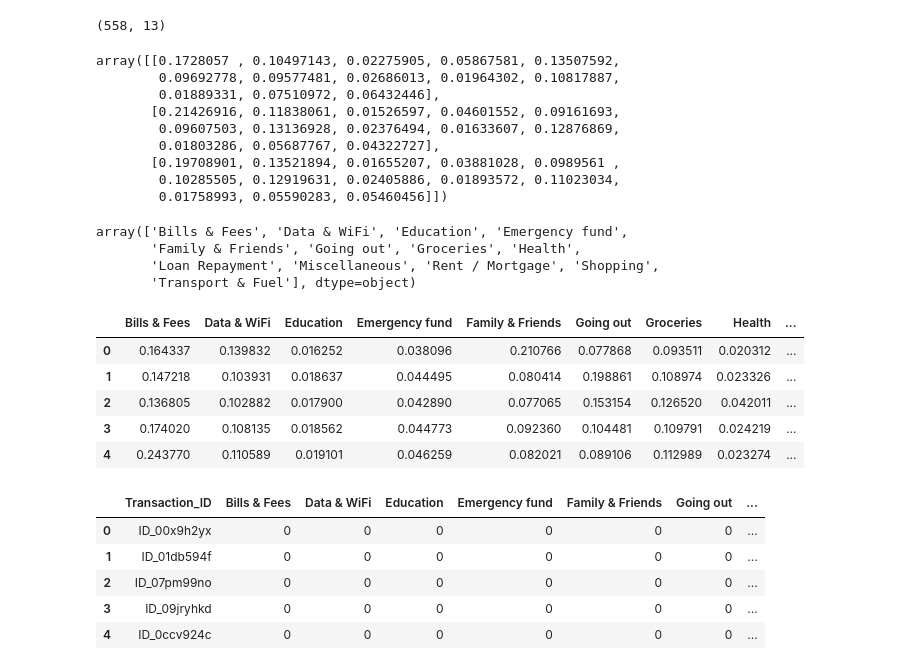
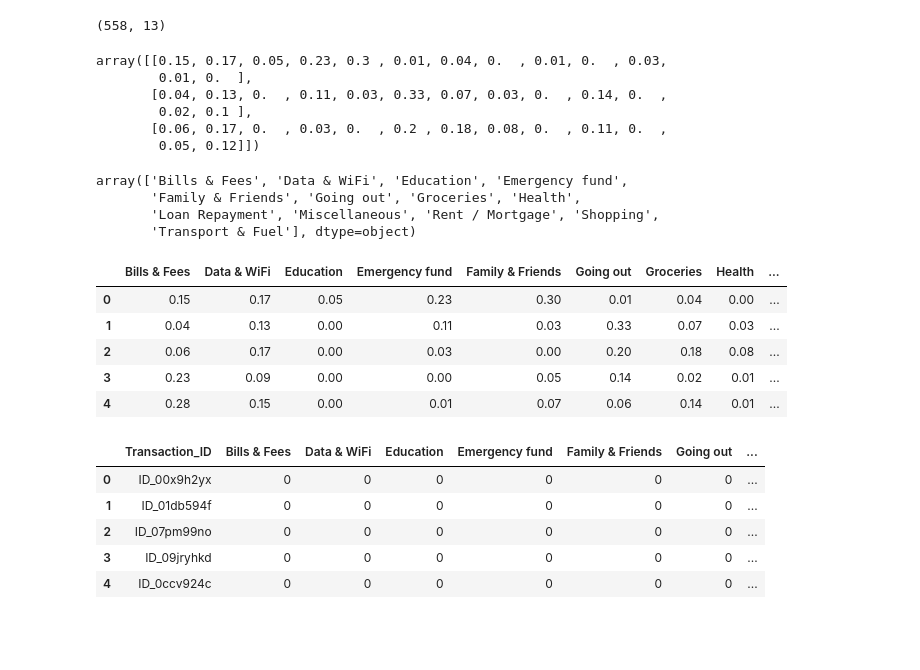
Before and after one commit to simiel/Alvin-Prediction-Zindi, a Jupyter notebook: Solution.ipynb, the cells around one changed output. Saved outputs shown, nothing was run; the diff lists cells and outputs as text; code cells hidden in the pictures; blank space fills up the shorter version.

Commit message:
Stack2withbag

```diff
--- a/Solution.ipynb
+++ b/Solution.ipynb
@@ -156,5 +157,0 @@ from sklearn.ensemble import BaggingClassifier, RandomForestClassifier
-# %%
-svm = DecisionTreeClassifier()
-CC_svm = CalibratedClassifierCV(svm)
-clf = BaggingClassifier(base_estimator=CC_svm, n_estimators=10, random_state=0).fit(features, target)
-predictions = clf.predict_proba(tfeatures)
@@ -161,3 +166,18 @@ predictions = clf.predict_proba(tfeatures)
+# %%
+# ENSEMBLE
+bag = BaggingClassifier(base_estimator=CC_svm, n_estimators=10, random_state=0)
+
+
+decks = [('rf', RandomForestClassifier(n_estimators=10, random_state=42)),
+         ('bgc', BaggingClassifier(base_estimator=CC_svm, n_estimators=10, random_state=0))
+        ]
+stack = StackingClassifier(estimators=decks, final_estimator=RandomForestClassifier())
+# %%
+
+model = stack
+model.fit(features, target)
+
+predictions = model.predict_proba(tfeatures)
 # %%
 predictions.shape
 # %% [output]
@@ -165,13 +185,10 @@ predictions.shape
 # %%
 predictions[0:3]
 # %% [output]
-array([[0.1728057 , 0.10497143, 0.02275905, 0.05867581, 0.13507592,
-        0.09692778, 0.09577481, 0.02686013, 0.01964302, 0.10817887,
-        0.01889331, 0.07510972, 0.06432446],
-       [0.21426916, 0.11838061, 0.01526597, 0.04601552, 0.09161693,
-        0.09607503, 0.13136928, 0.02376494, 0.01633607, 0.12876869,
-        0.01803286, 0.05687767, 0.04322727],
-       [0.19708901, 0.13521894, 0.01655207, 0.03881028, 0.0989561 ,
-        0.10285505, 0.12919631, 0.02405886, 0.01893572, 0.11023034,
-        0.01758993, 0.05590283, 0.05460456]])
+array([[0.15, 0.17, 0.05, 0.23, 0.3 , 0.01, 0.04, 0.  , 0.01, 0.  , 0.03,
+        0.01, 0.  ],
+       [0.04, 0.13, 0.  , 0.11, 0.03, 0.33, 0.07, 0.03, 0.  , 0.14, 0.  ,
+        0.02, 0.1 ],
+       [0.06, 0.17, 0.  , 0.03, 0.  , 0.2 , 0.18, 0.08, 0.  , 0.11, 0.  ,
+        0.05, 0.12]])
 # %%
@@ -183,15 +200,15 @@ array(['Bills & Fees', 'Data & WiFi', 'Education', 'Emergency fund',
        'Transport & Fuel'], dtype=object)
 # %%
 predictions_df = pd.DataFrame(predictions)
-predictions_df.columns = clf.classes_
+predictions_df.columns = model.classes_
 predictions_df.head()
 # %% [output]
 |  | Bills & Fees | Data & WiFi | Education | Emergency fund | Family & Friends | Going out | Groceries | Health | ... |
-| 0 | 0.164337 | 0.139832 | 0.016252 | 0.038096 | 0.210766 | 0.077868 | 0.093511 | 0.020312 | ... |
-| 1 | 0.147218 | 0.103931 | 0.018637 | 0.044495 | 0.080414 | 0.198861 | 0.108974 | 0.023326 | ... |
-| 2 | 0.136805 | 0.102882 | 0.017900 | 0.042890 | 0.077065 | 0.153154 | 0.126520 | 0.042011 | ... |
-| 3 | 0.174020 | 0.108135 | 0.018562 | 0.044773 | 0.092360 | 0.104481 | 0.109791 | 0.024219 | ... |
-| 4 | 0.243770 | 0.110589 | 0.019101 | 0.046259 | 0.082021 | 0.089106 | 0.112989 | 0.023274 | ... |
+| 0 | 0.15 | 0.17 | 0.05 | 0.23 | 0.30 | 0.01 | 0.04 | 0.00 | ... |
+| 1 | 0.04 | 0.13 | 0.00 | 0.11 | 0.03 | 0.33 | 0.07 | 0.03 | ... |
+| 2 | 0.06 | 0.17 | 0.00 | 0.03 | 0.00 | 0.20 | 0.18 | 0.08 | ... |
+| 3 | 0.23 | 0.09 | 0.00 | 0.00 | 0.05 | 0.14 | 0.02 | 0.01 | ... |
+| 4 | 0.28 | 0.15 | 0.00 | 0.01 | 0.07 | 0.06 | 0.14 | 0.01 | ... |
 # %%
 ss.head()
 # %% [output]
```
Also changed, not shown: parts of 8 cells of this notebook, 2 other files.
